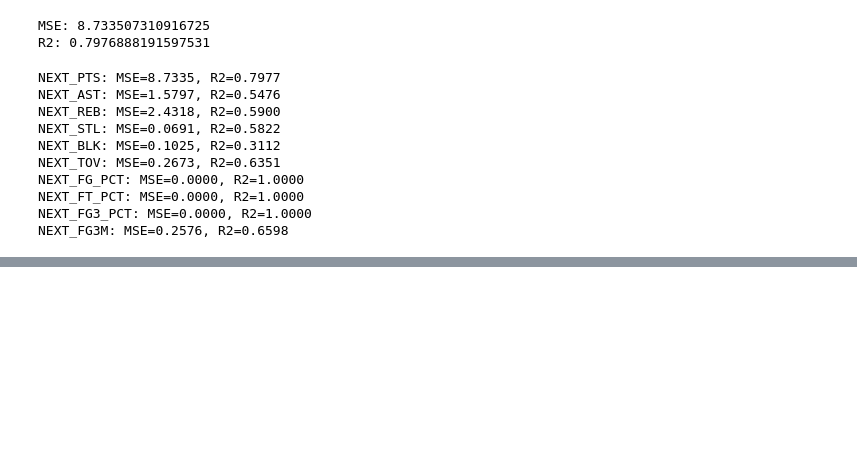
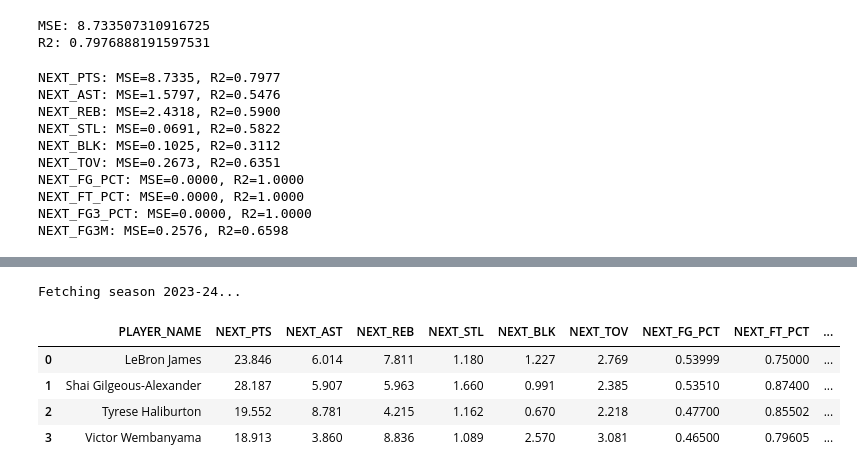
Before and after one commit to nickyh1024/nba-stats-prediction, a Jupyter notebook: notebooks/nba_prediction.ipynb, the cells around one changed output, grey strips where cells are left out. Cells and saved outputs as stored; diff of their text form; code cells hidden in the pictures; blank space fills up the shorter version.

Commit message:
Predicted stats for 2024-25 season from 2023-2024 stats

```diff
--- a/notebooks/nba_prediction.ipynb
+++ b/notebooks/nba_prediction.ipynb
@@ -230,0 +268,37 @@ NEXT_FG3M: MSE=0.2576, R2=0.6598
+# %%
+df_2023 = fetch_multiple_seasons(2023, 2023)
+
+df_2023_fe = prepare_training_data(df_2023, target_columns)
+
+df_2023_fe["AGE_SQUARED"] = df_2023_fe["AGE"] ** 2
+df_2023_fe["SEASON_NUM"] = df_2023_fe["SEASON"].apply(lambda x: int(x.split("-")[0]))
+
+players_to_predict = [
+    "Victor Wembanyama", "LeBron James", "Nikola Jokic",
+    "Tyrese Haliburton", "Shai Gilgeous-Alexander"
+]
+
+player_df = df_2023_fe[df_2023_fe["PLAYER_NAME"].isin(players_to_predict)].copy()
+
+X_predict = player_df[selected_features]
+
+predictions = {}
+
+for stat in target_columns:
+    target = f"NEXT_{stat}"
+    model = models[target]  # your trained RandomForestRegressor
+    preds = model.predict(X_predict)
+    predictions[target] = preds
+
+import pandas as pd
+
+results_df = pd.DataFrame(predictions)
+results_df.insert(0, "PLAYER_NAME", player_df["PLAYER_NAME"].values)
+results_df
+# %% [output]
+Fetching season 2023-24...
+|  | PLAYER_NAME | NEXT_PTS | NEXT_AST | NEXT_REB | NEXT_STL | NEXT_BLK | NEXT_TOV | NEXT_FG_PCT | NEXT_FT_PCT | ... |
+| 0 | LeBron James | 23.846 | 6.014 | 7.811 | 1.180 | 1.227 | 2.769 | 0.53999 | 0.75000 | ... |
+| 1 | Shai Gilgeous-Alexander | 28.187 | 5.907 | 5.963 | 1.660 | 0.991 | 2.385 | 0.53510 | 0.87400 | ... |
+| 2 | Tyrese Haliburton | 19.552 | 8.781 | 4.215 | 1.162 | 0.670 | 2.218 | 0.47700 | 0.85502 | ... |
+| 3 | Victor Wembanyama | 18.913 | 3.860 | 8.836 | 1.089 | 2.570 | 3.081 | 0.46500 | 0.79605 | ... |
```
Also changed, not shown: parts of 1 cell of this notebook.
